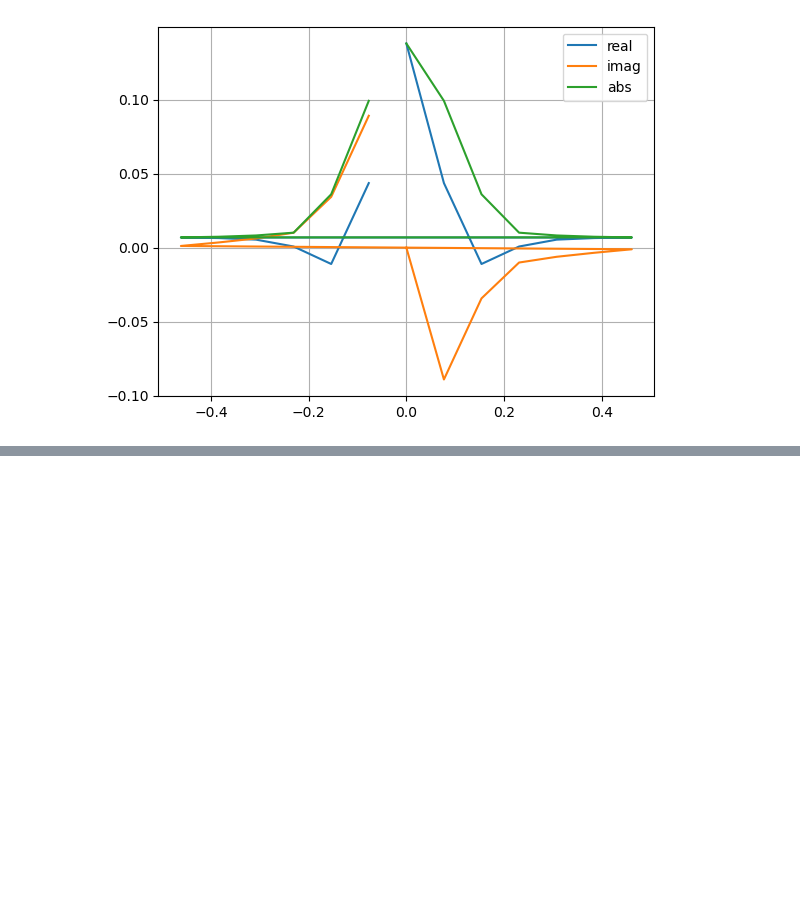
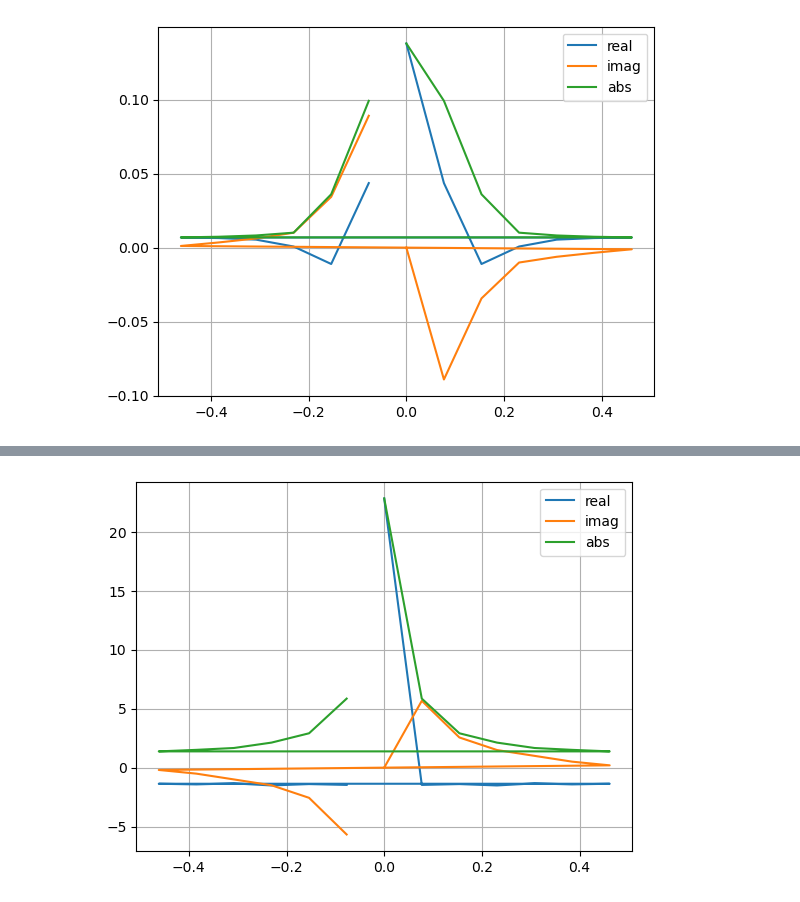
Before and after one commit to sebranchett/cheme-om-fft, a Jupyter notebook: read_and_plot.ipynb, the cells around one changed output, grey strips where cells are left out. Cells and saved outputs as stored; diff of their text form; code cells hidden in the pictures; blank space fills up the shorter version.

```diff
--- a/read_and_plot.ipynb
+++ b/read_and_plot.ipynb
@@ -111,0 +201,11 @@ plt.show()
+# %%
+im_array = (E_ref - E_sample) # /E_sample
+
+image = plt.plot(xf, 2.0/N * np.real(im_array), label='real')
+image = plt.plot(xf, 2.0/N * np.imag(im_array), label='imag')
+image = plt.plot(xf, 2.0/N * np.abs(im_array), label='abs')
+image = plt.legend()
+image = plt.grid()
+image = plt.show()
+# %% [output]
+[figure, added]
```
Also changed, not shown: parts of 11 cells of this notebook.
